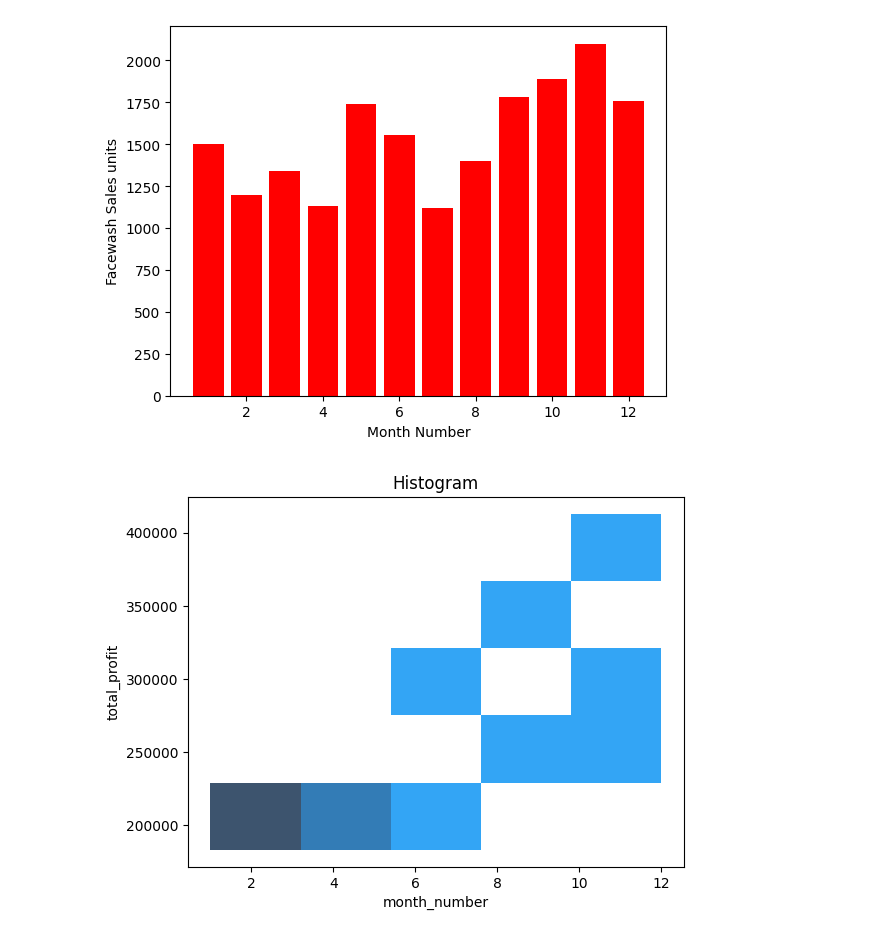
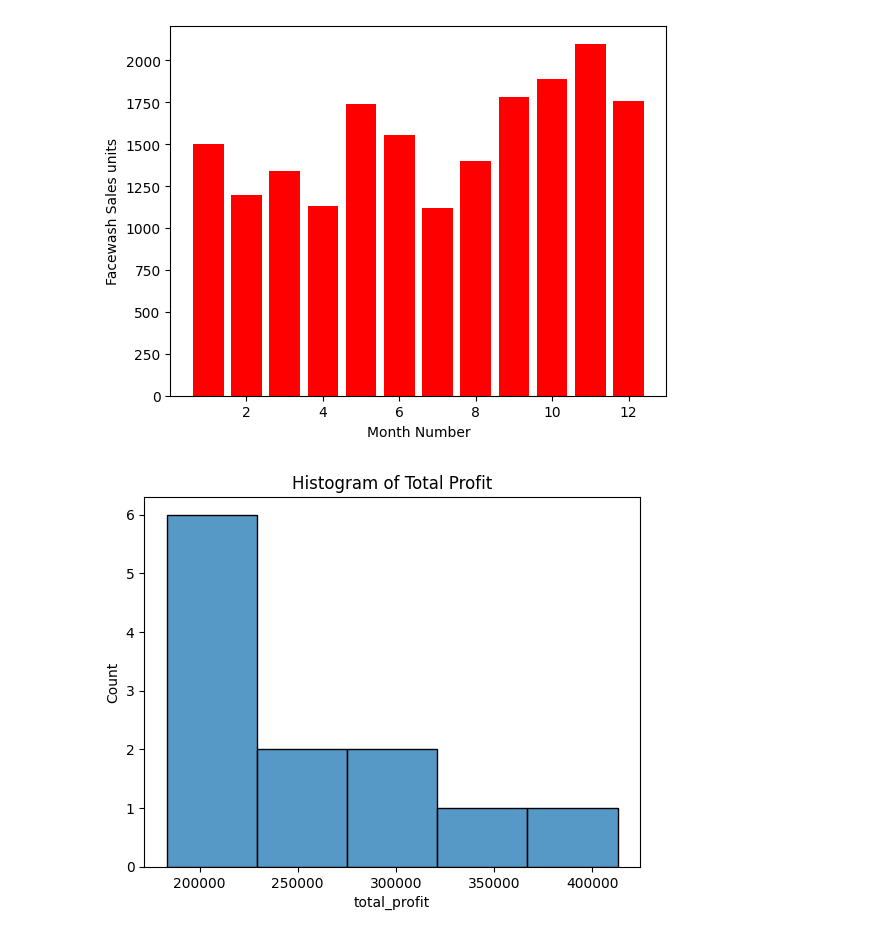
Before and after one commit to shivanshi2206/BIG_DATA_ANALYTICS, a Jupyter notebook: LABEVAL_MCA3_202301061.ipynb, the cells around one changed output. Saved outputs shown, nothing was run; the diff lists cells and outputs as text; code cells hidden in the pictures.

```diff
--- a/LABEVAL_MCA3_202301061.ipynb
+++ b/LABEVAL_MCA3_202301061.ipynb
@@ -35,9 +35,8 @@ plt.show()
 # %% [output]
 [figure]
 # %%
-import seaborn as sns
-sns.histplot(x=df['month_number'],y=df['total_profit'])
-plt.title('Histogram')
+sns.histplot(df['total_profit'])
+plt.title('Histogram of Total Profit')
 plt.show()
 # %% [output]
-[figure, old version]
+[figure, new version]
```
